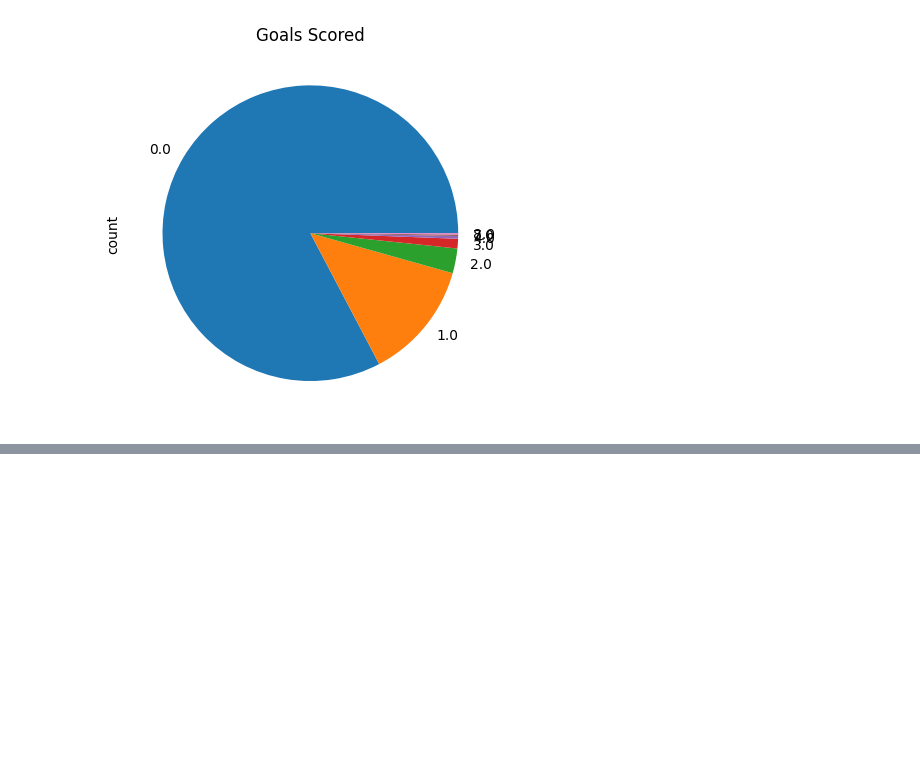
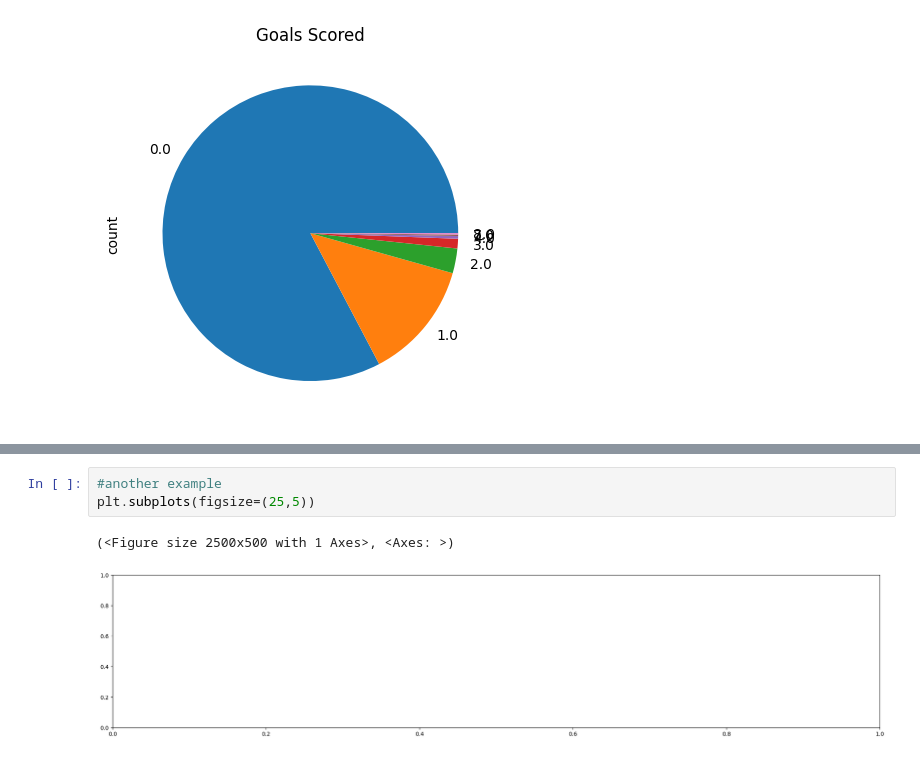
Before and after one commit to Vanshaj14Mohan/Python-data-science, a Jupyter notebook: data_analysis/pandas.ipynb, the cells around one changed output, grey strips where cells are left out. Cells and saved outputs as stored; diff of their text form; blank space fills up the shorter version.

```diff
--- a/data_analysis/pandas.ipynb
+++ b/data_analysis/pandas.ipynb
@@ -426,0 +490,6 @@ df["goals scored"].value_counts().plot(kind ="pie", title="Goals Scored")
+# %%
+#another example
+plt.subplots(figsize=(25,5))
+# %% [output]
+(<Figure size 2500x500 with 1 Axes>, <Axes: >)
+[figure, added]
```
Also changed, not shown: parts of 15 cells of this notebook, 1 other file.
